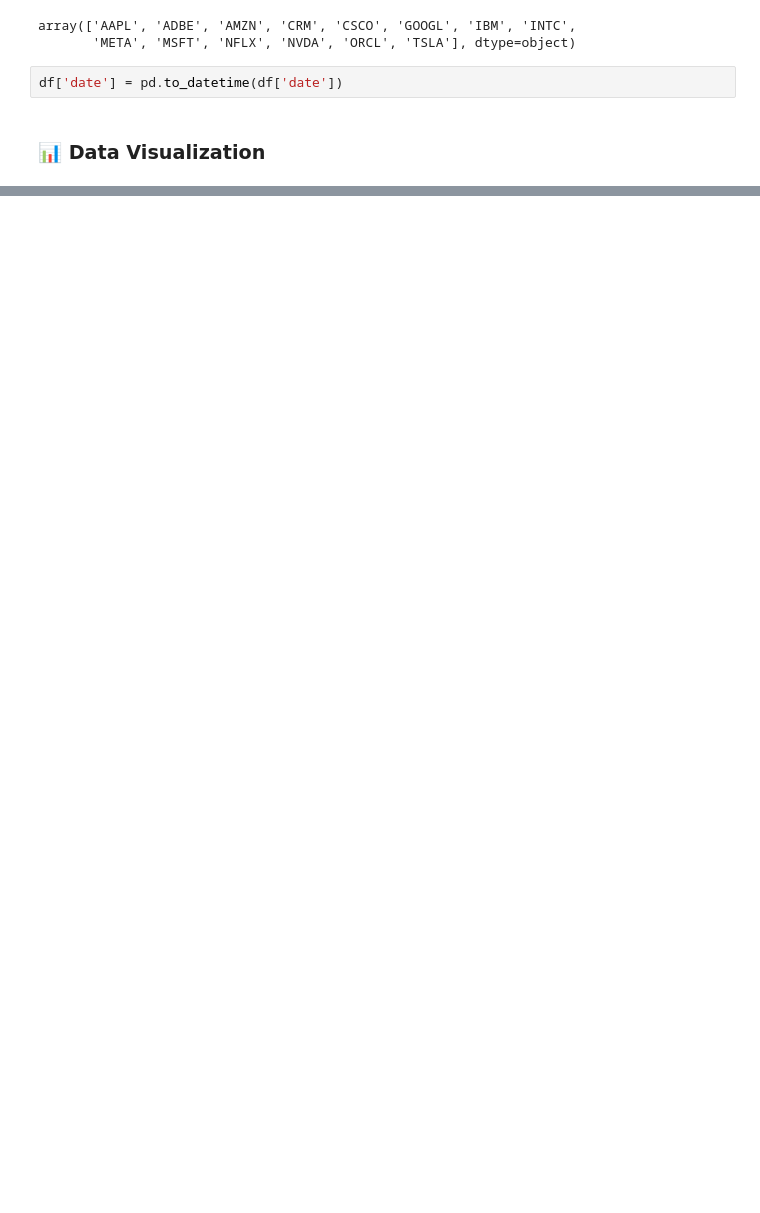
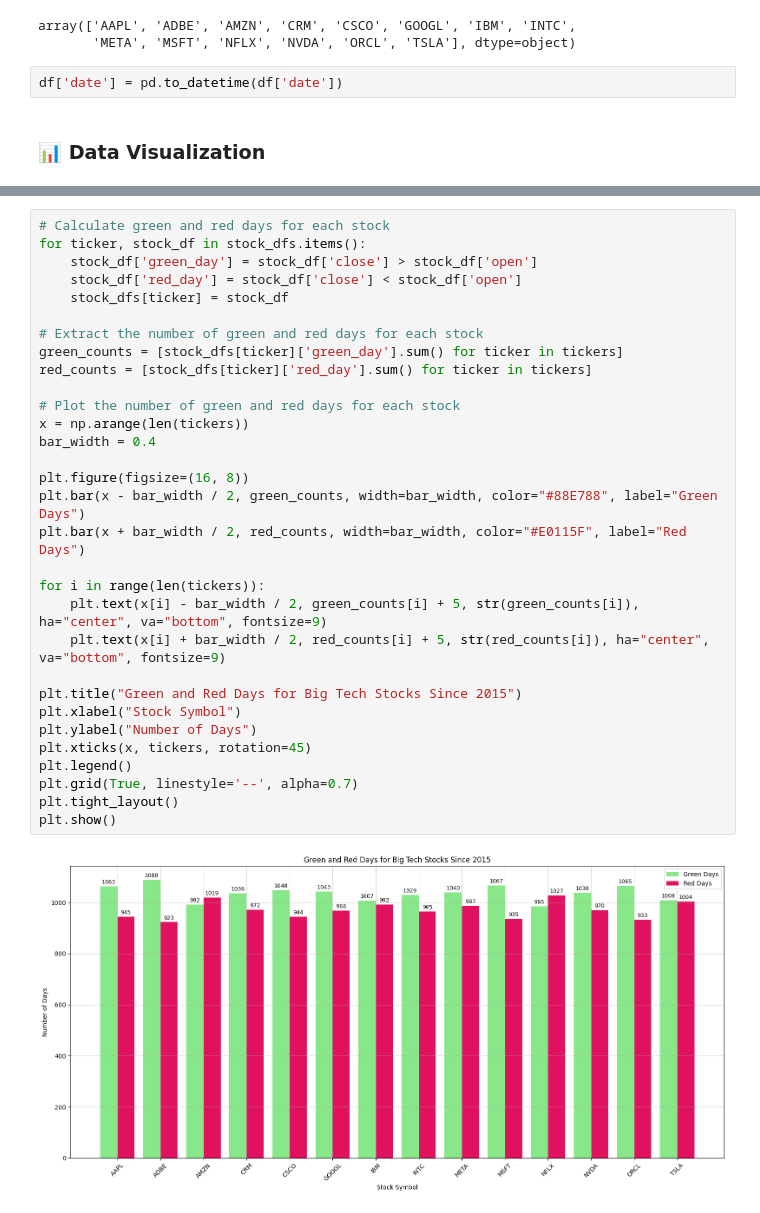
Before and after one commit to mhayeri/tidytuesday, a Jupyter notebook: datasets/2023-02-07_Big-Tech-Stock-Prices/big_tech_stock_prices.ipynb, the cells around one changed output, grey strips where cells are left out. Saved outputs shown, nothing was run; the diff lists cells and outputs as text; blank space fills up the shorter version.

```diff
--- a/datasets/2023-02-07_Big-Tech-Stock-Prices/big_tech_stock_prices.ipynb
+++ b/datasets/2023-02-07_Big-Tech-Stock-Prices/big_tech_stock_prices.ipynb
@@ -134,0 +137,33 @@ plt.show()
+# %%
+# Calculate green and red days for each stock
+for ticker, stock_df in stock_dfs.items():
+    stock_df['green_day'] = stock_df['close'] > stock_df['open']
+    stock_df['red_day'] = stock_df['close'] < stock_df['open']
+    stock_dfs[ticker] = stock_df
+
+# Extract the number of green and red days for each stock
+green_counts = [stock_dfs[ticker]['green_day'].sum() for ticker in tickers]
+red_counts = [stock_dfs[ticker]['red_day'].sum() for ticker in tickers]
+
+# Plot the number of green and red days for each stock
+x = np.arange(len(tickers))
+bar_width = 0.4
+
+plt.figure(figsize=(16, 8))
+plt.bar(x - bar_width / 2, green_counts, width=bar_width, color="#88E788", label="Green Days")
+plt.bar(x + bar_width / 2, red_counts, width=bar_width, color="#E0115F", label="Red Days")
+
+for i in range(len(tickers)):
+    plt.text(x[i] - bar_width / 2, green_counts[i] + 5, str(green_counts[i]), ha="center", va="bottom", fontsize=9)
+    plt.text(x[i] + bar_width / 2, red_counts[i] + 5, str(red_counts[i]), ha="center", va="bottom", fontsize=9)
+
+plt.title("Green and Red Days for Big Tech Stocks Since 2015")
+plt.xlabel("Stock Symbol")
+plt.ylabel("Number of Days")
+plt.xticks(x, tickers, rotation=45)
+plt.legend()
+plt.grid(True, linestyle='--', alpha=0.7)
+plt.tight_layout()
+plt.show()
+# %% [output]
+[figure, added]
```
Also changed, not shown: parts of 4 cells of this notebook.
